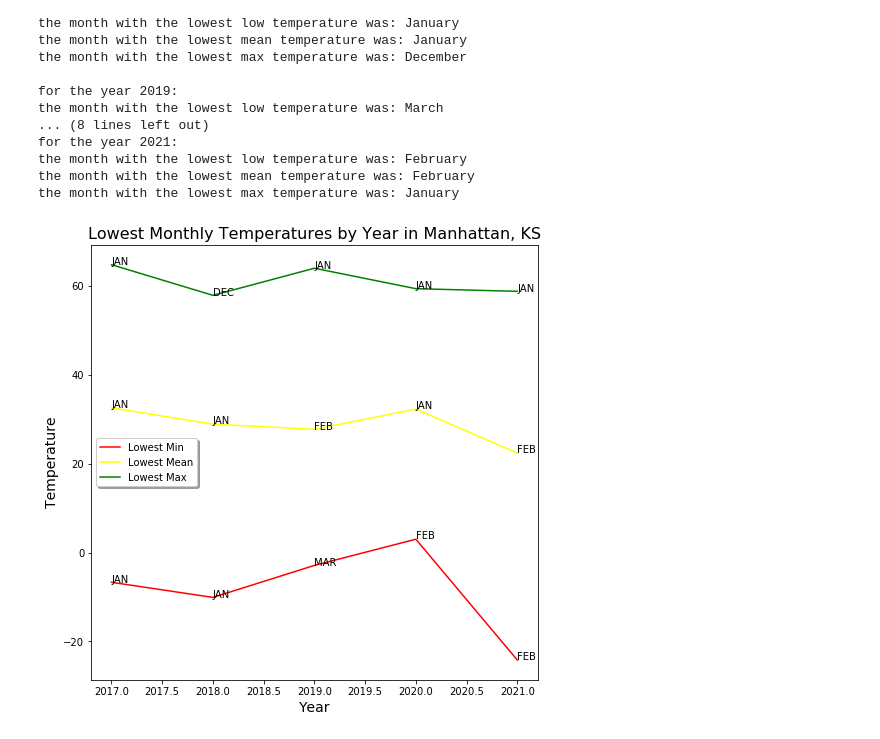
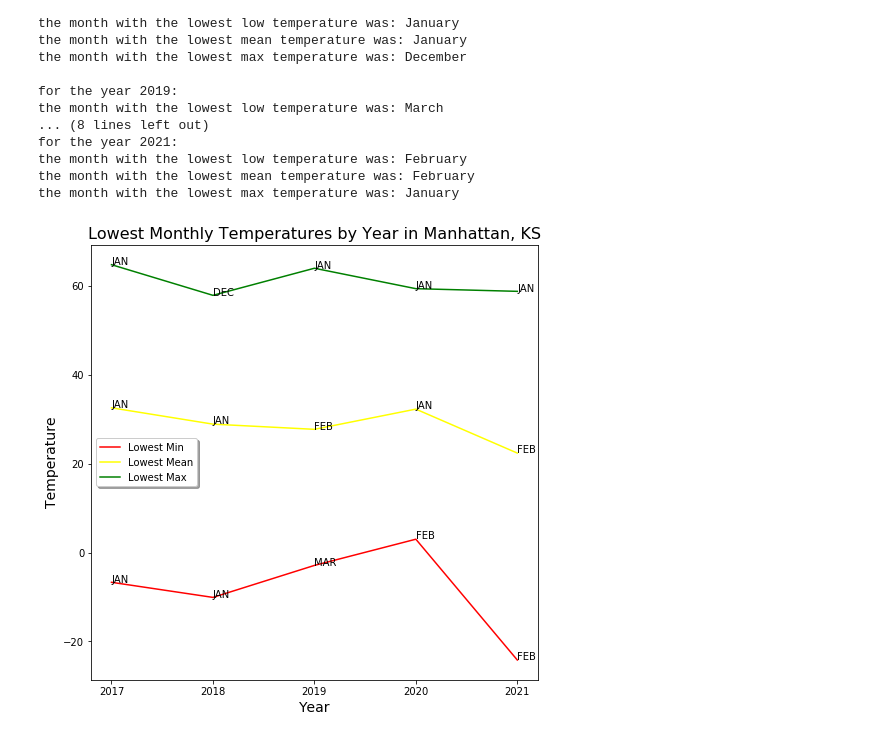
Before and after one commit to Martin4Kansas/team1-HelloWorld, a Jupyter notebook: A5_Notebook.ipynb, the cells around one changed output. Saved outputs shown, nothing was run; the diff lists cells and outputs as text; code cells hidden in the pictures.

```diff
--- a/A5_Notebook.ipynb
+++ b/A5_Notebook.ipynb
@@ -92,30 +92,31 @@ y_max_labels = summary_df['Month with Lowest Max'].tolist()
 # %%
 import matplotlib.pyplot as plt # import pyplot
 plt.rcParams['figure.figsize'] = (8, 8) # set plot size
 fig, ax = plt.subplots()
 plt.plot(x, y_min, label='Lowest Min', color='red') # plot mins
 # add labels
 i = 0
 for xy in zip(x, y_min):
     ax.annotate(y_min_labels[i].upper()[0:3], xy=xy, textcoords='data')
     i = i + 1
 plt.plot(x, y_mean, label='Lowest Mean', color='yellow') # plot means
 # add labels
 i = 0
 for xy in zip(x, y_mean):
     ax.annotate(y_mean_labels[i].upper()[0:3], xy=xy, textcoords='data')
     i = i + 1
 plt.plot(x, y_max, label='Lowest Max', color='green') # plot maxes
 # add labels
 i = 0
 for xy in zip(x, y_max):
     ax.annotate(y_max_labels[i].upper()[0:3], xy=xy, textcoords='data')
     i = i + 1
 # set title, x-axis label, y-axis label and legend and show plot
 plt.title('Lowest Monthly Temperatures by Year in Manhattan, KS', fontsize=16)
 plt.xlabel('Year', fontsize=14)
 plt.ylabel('Temperature', fontsize=14)
 legend = ax.legend(loc='center left', shadow=True, fontsize='medium')
+plt.xticks(year_range)
 plt.show()
 # %% [output]
-[figure, old version]
+[figure, new version]
```
